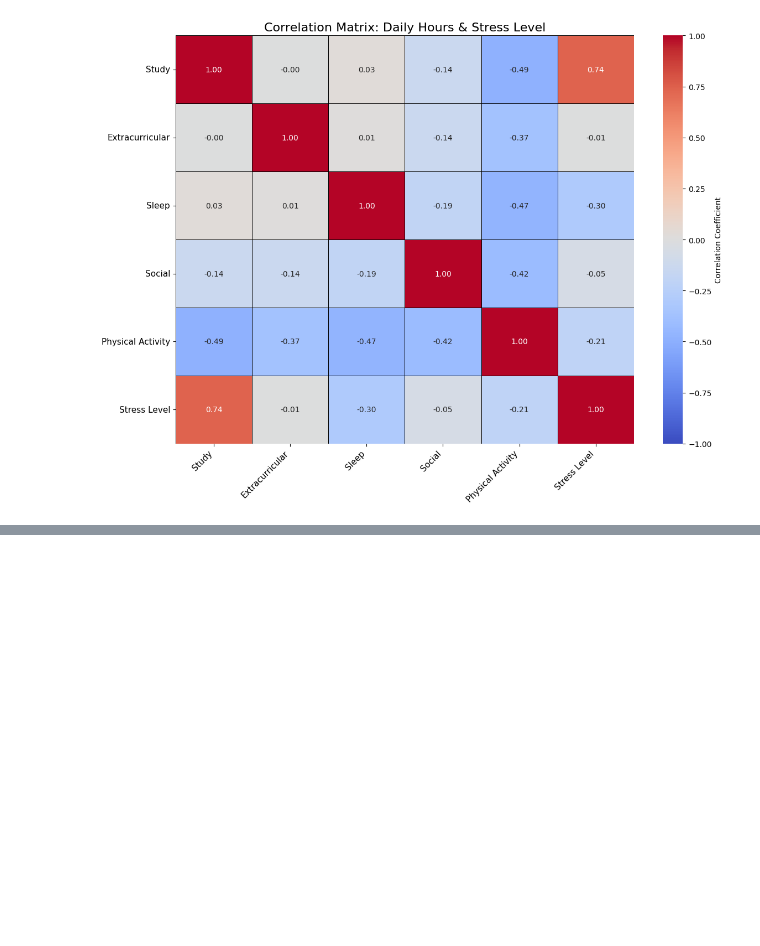
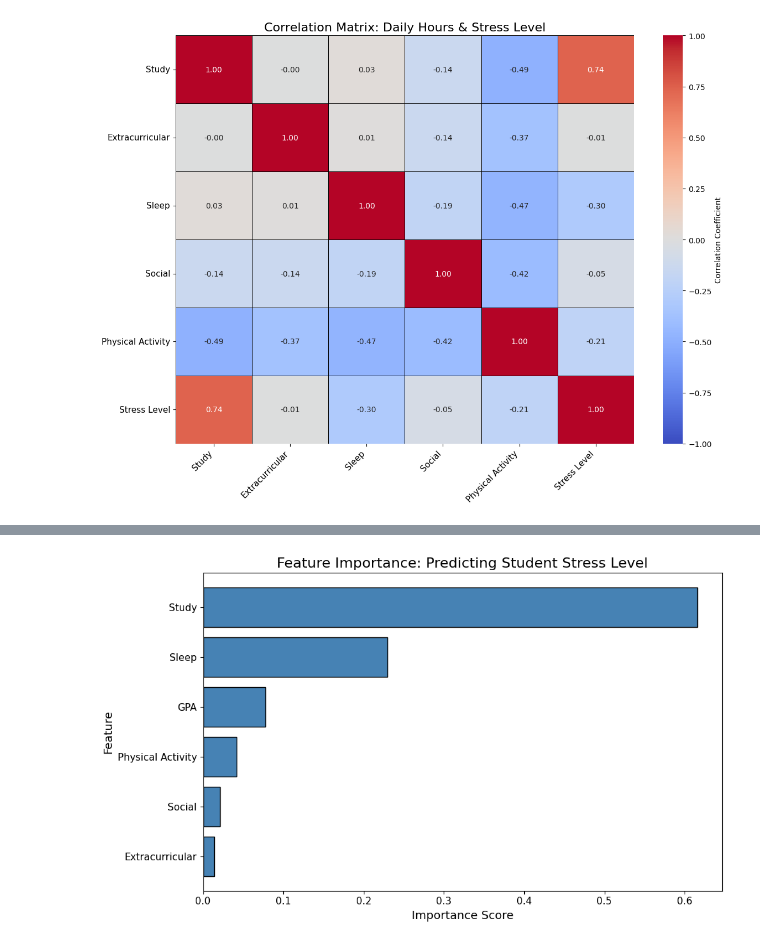
Before and after one commit to MZemik/student-lifestyle-analysis, a Jupyter notebook: student_lifestyle_analysis.ipynb, the cells around one changed output, grey strips where cells are left out. Cells and saved outputs as stored; diff of their text form; code cells hidden in the pictures; blank space fills up the shorter version.

```diff
--- a/student_lifestyle_analysis.ipynb
+++ b/student_lifestyle_analysis.ipynb
@@ -164,0 +228,23 @@ plt.show()
+# %%
+# Plot feature importances to show which lifestyle factors most influence stress level prediction
+feature_labels = [f.replace("_Hours_Per_Day", "").replace("_", " ") for f in features]
+importances = model.feature_importances_
+sorted_idx = np.argsort(importances)
+
+plt.figure(figsize=(10, 6))
+plt.barh(
+    [feature_labels[i] for i in sorted_idx],
+    importances[sorted_idx],
+    color="steelblue",
+    edgecolor="black",
+)
+plt.title("Feature Importance: Predicting Student Stress Level", fontsize=16)
+plt.xlabel("Importance Score", fontsize=13)
+plt.ylabel("Feature", fontsize=13)
+plt.xticks(fontsize=11)
+plt.yticks(fontsize=11)
+plt.tight_layout()
+plt.savefig("results/plots/feature_importance.jpg", format="jpg")
+plt.show()
+# %% [output]
+[figure, added]
```
Also changed, not shown: parts of 2 cells of this notebook, 2 other files.
